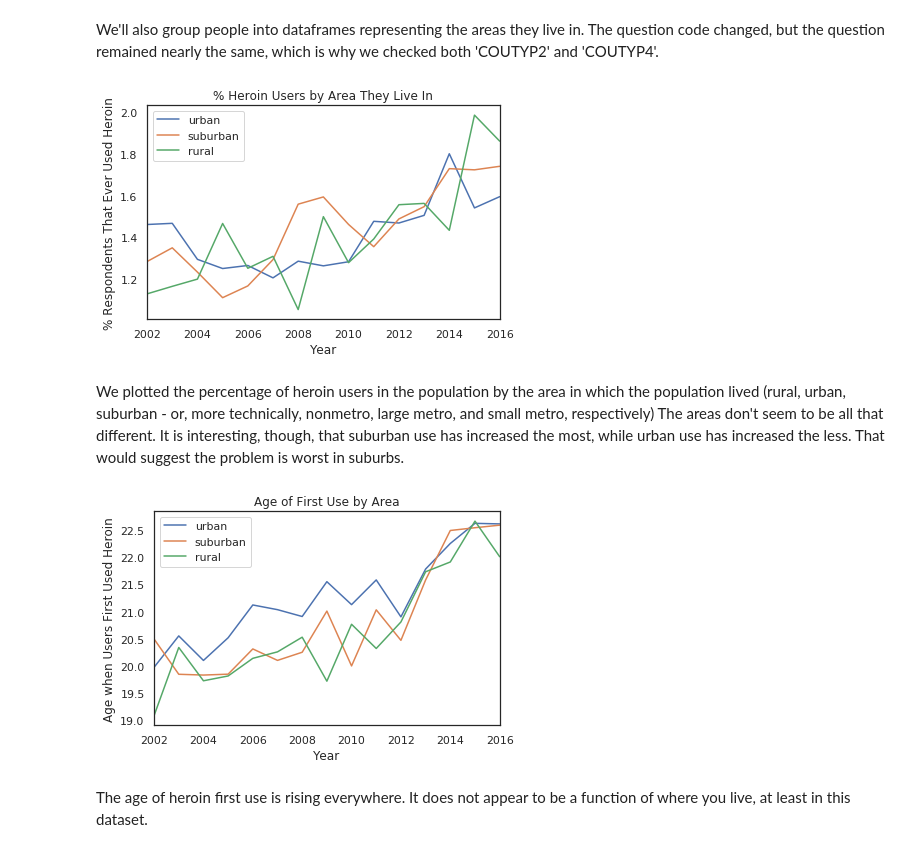
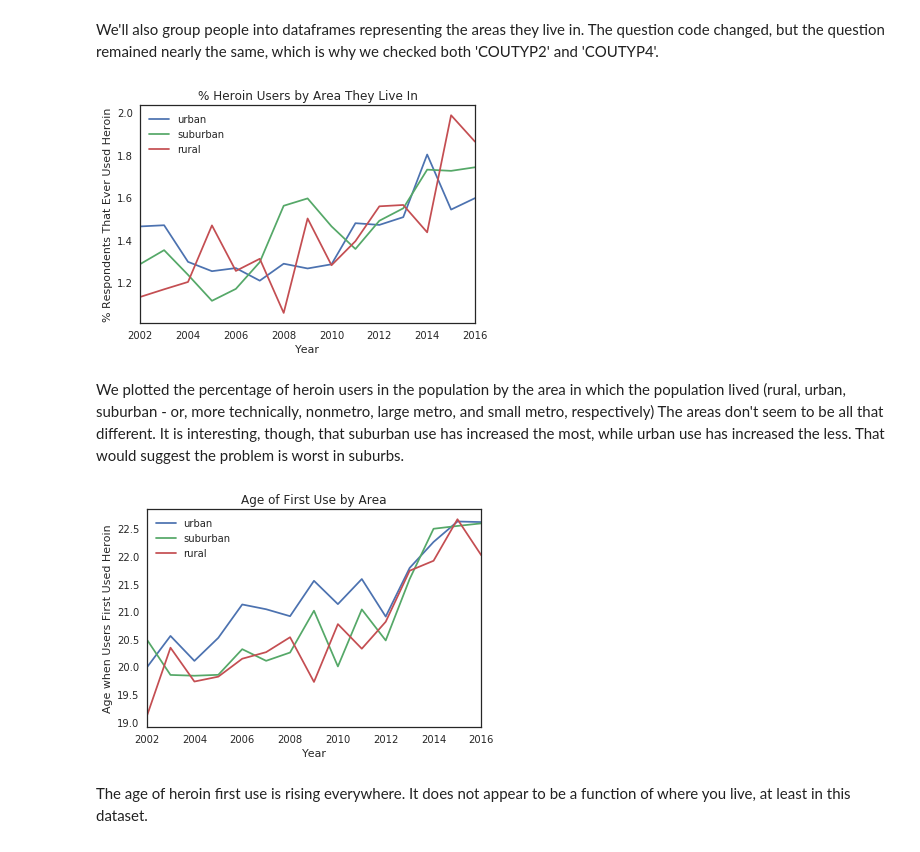
Before and after one commit to djconnolly27/DataScienceProject1, a Jupyter notebook: project1/project1_updated.ipynb, the cells around one changed output. Saved outputs shown, nothing was run; the diff lists cells and outputs as text; code cells hidden in the pictures.

```diff
--- a/project1/project1_updated.ipynb
+++ b/project1/project1_updated.ipynb
@@ -455,18 +363,20 @@ rural = nsduh[(nsduh.COUTYP2 == 3) | (nsduh.COUTYP4 == 3)]
 # %%
 grouped3 = urban.groupby('year')
 series1 = 100*(2- grouped3['herever'].mean())
 series1.plot(label='urban')
 grouped4 = suburb.groupby('year')
 series2 = 100*(2 - grouped4['herever'].mean())
 series2.plot(label='suburban')
 grouped5 = rural.groupby('year')
 series3 = 100*(2 - grouped5['herever'].mean())
 series3.plot(label='rural')
-decorate(xlabel='Year',
-         ylabel='% Respondents That Ever Used Heroin',
-         title='% Heroin Users by Area They Live In')
+plt.xlabel('Year')
+plt.ylabel('% Respondents That Ever Used Heroin')
+plt.title('% Heroin Users by Area They Live In')
+plt.legend()
+plt.show()
 # %% [output]
-[figure, old version]
+[figure, new version]
 # %% [markdown]
 We plotted the percentage of heroin users in the population by the area in which the population lived (rural, urban, suburban - or, more technically, nonmetro, large metro, and small metro, respectively) The areas don't seem to be all that different. It is interesting, though, that suburban use has increased the most, while urban use has increased the less. That would suggest the problem is worst in suburbs.
 # %%
@@ -479,11 +389,13 @@ series2.plot(label='suburban')
 grouped5 = rural.groupby('year')
 series3 = grouped5['herage'].mean()
 series3.plot(label='rural')
-decorate(xlabel='Year',
-         ylabel='Age when Users First Used Heroin',
-         title='Age of First Use by Area')
+plt.xlabel('Year')
+plt.ylabel('Age when Users First Used Heroin')
+plt.title('Age of First Use by Area')
+plt.legend()
+plt.show()
 # %% [output]
-[figure, old version]
+[figure, new version]
 # %% [markdown]
 The age of heroin first use is rising everywhere. It does not appear to be a function of where you live, at least in this dataset.
 # %% [markdown]
```
Also changed, not shown: parts of 39 cells of this notebook, 1 other file.
